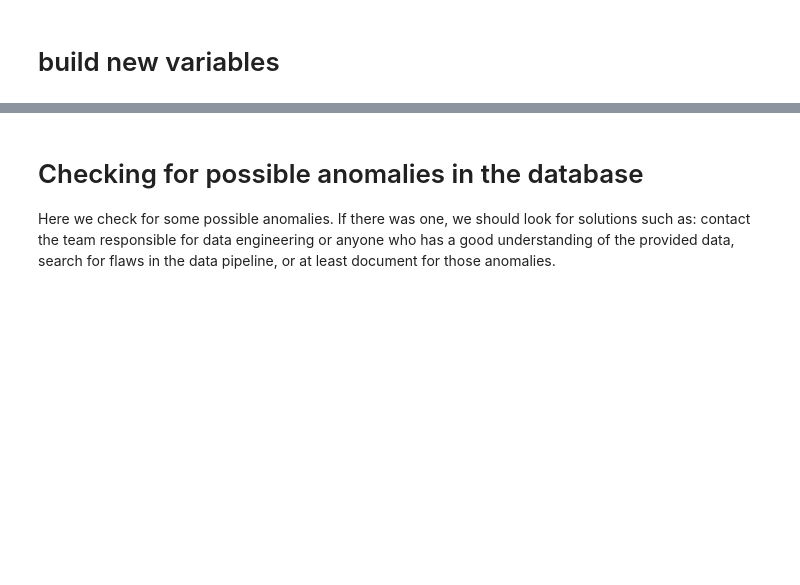
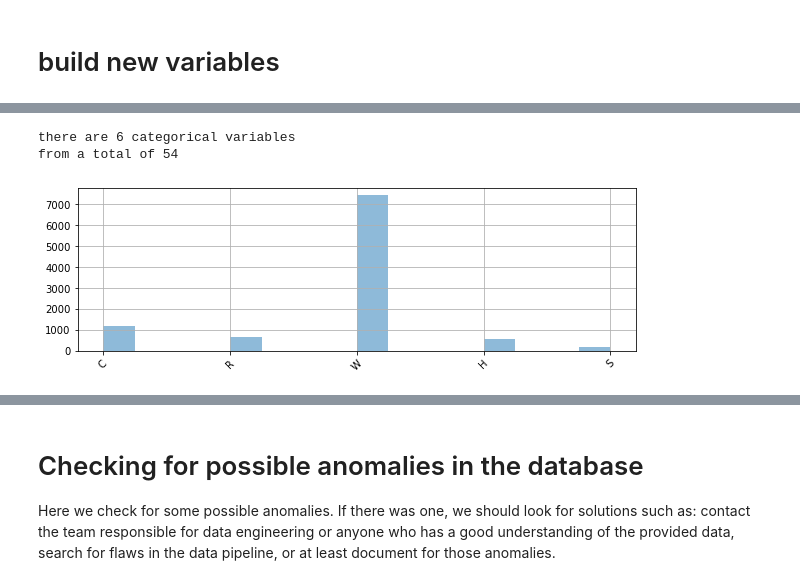
Before and after one commit to Marcelobbr/fraud_detection, a Jupyter notebook: notebooks/01_data_validation.ipynb, the cells around one changed output, grey strips where cells are left out. Saved outputs shown, nothing was run; the diff lists cells and outputs as text; code cells hidden in the pictures; blank space fills up the shorter version.

```diff
--- a/notebooks/01_data_validation.ipynb
+++ b/notebooks/01_data_validation.ipynb
@@ -165,3 +109,0 @@ data[data.isnull().any(axis=1)]
-# %%
-# data.dropna(inplace=True)
-data = data[~data['y_forecast1'].isna()]
@@ -171,0 +126,3 @@ skipped as it is not needed for now
+# %%
+data.drop([c for c in data.columns if c.startswith('v')], axis=1, inplace=True)
+data.drop(['unnamed: 0'], axis=1, inplace=True)
@@ -171,0 +131,4 @@ skipped as it is not needed for now
+# %%
+# bool -> int
+for col in ['m1', 'm2', 'm3', 'm5', 'm6', 'm7', 'm8', 'm9']:
+    data[col] = data[col].map( {'F': 0, 'T': 1} ).astype(float)
@@ -171,0 +137,7 @@ skipped as it is not needed for now
+# %%
+categories_dict = {}
+for cat in data.columns:
+    if data[cat].dtypes == 'object':
+        categories_dict[cat] = list(data[cat].unique())
+        n_categories = data[cat].unique().size
+        print("number of categories for variable '{}': {} ".format(cat, n_categories))
@@ -171,0 +158,12 @@ skipped as it is not needed for now
+# %%
+print('there are {} categorical variables'.format(len(categories_dict.keys())))
+print('from a total of {}'.format(data.shape[1]))
+# %% [output]
+there are 6 categorical variables
+from a total of 54
+# %%
+cat = list(categories_dict.keys())[0]
+plt.xticks(rotation=45)
+data[cat].hist(bins=16, alpha = .5, figsize=(10,3));
+# %% [output]
+[figure, added]
```
Also changed, not shown: parts of 44 cells of this notebook, 4 other files.
